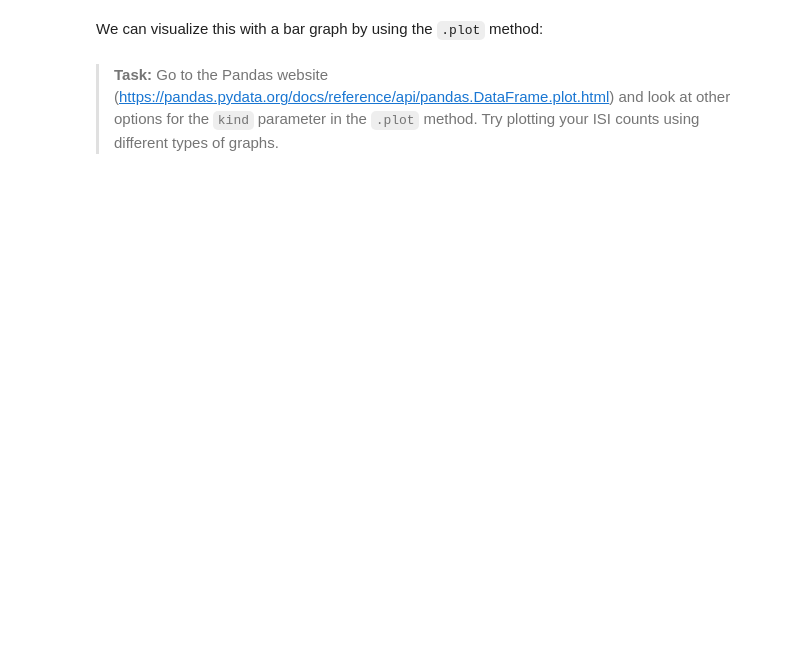
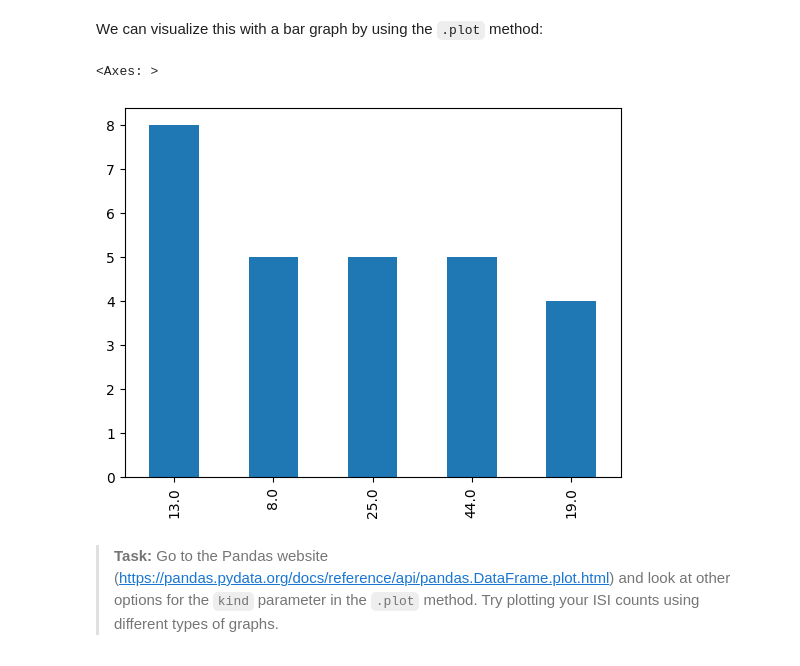
Before and after one commit to lindseyhuppin/Neur265Work, a Jupyter notebook: notebooks/Pandas_02_07_24.ipynb, the cells around one changed output. Saved outputs shown, nothing was run; the diff lists cells and outputs as text; code cells hidden in the pictures; blank space fills up the shorter version.

```diff
--- a/notebooks/Pandas_02_07_24.ipynb
+++ b/notebooks/Pandas_02_07_24.ipynb
@@ -37,6 +48,7 @@ We can work with our Allen Brain Institute patch-seq data as a Pandas dataframe!
 ><b>Task:</b> Import the `patch_seq.csv` file from our GitHub repo in the Code cell below! Assign it to a Pandas dataframe called `cell_types`.
 # %%
 # Import the patch-seq dataset!
+cell_types = pd.read_csv('https://raw.githubusercontent.com/hallockh/neur_265/main/data/patch_seq.csv')
 # %% [markdown]
 ## Selecting columns and rows
 
@@ -74,6 +129,9 @@ We can visualize this with a bar graph by using the `.plot` method:
 # %%
 # Bar graph of ISI counts
 
-ISI_counts[:10].plot(kind = 'bar')
+ISI_counts[:19].plot(kind = 'bar')
+# %% [output]
+<Axes: >
+[figure, added]
 # %% [markdown]
 ><b>Task:</b> Go to the Pandas website (https://pandas.pydata.org/docs/reference/api/pandas.DataFrame.plot.html) and look at other options for the `kind` parameter in the `.plot` method. Try plotting your ISI counts using different types of graphs.
```
Also changed, not shown: parts of 31 cells of this notebook.
